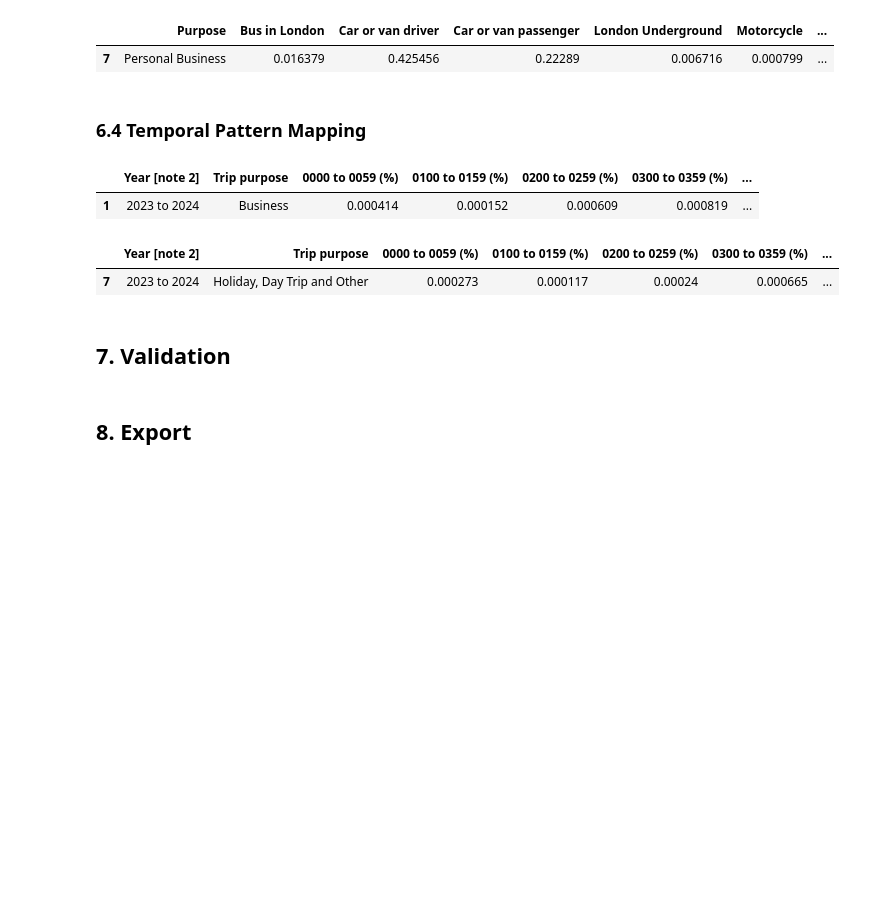
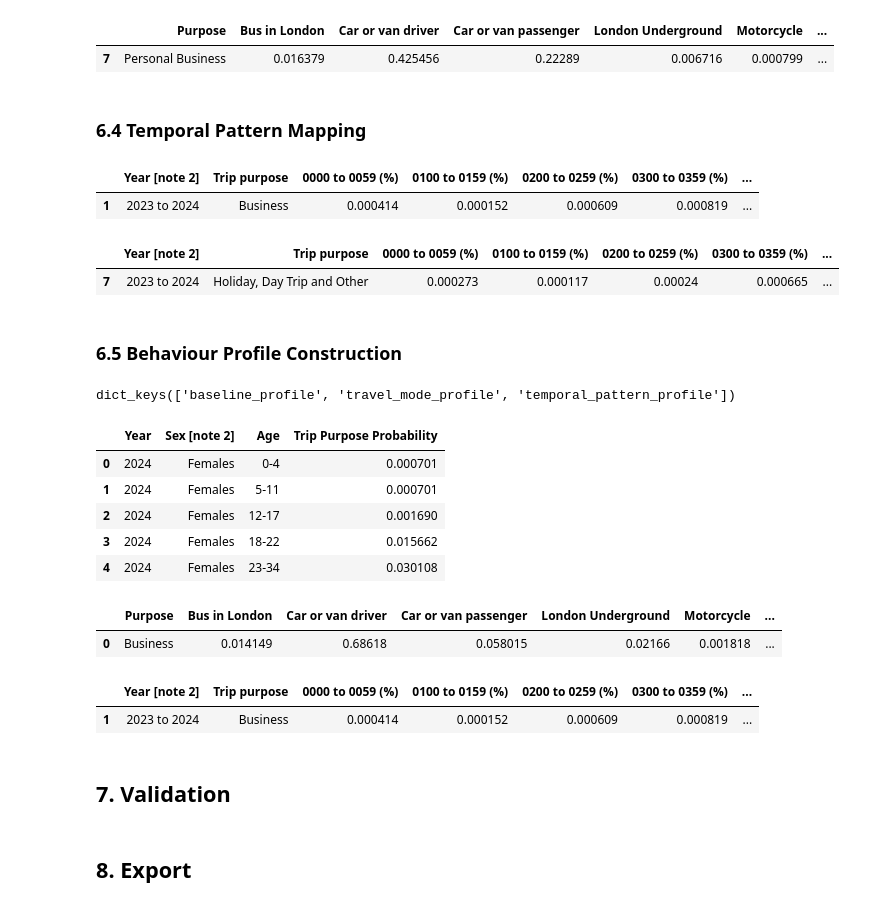
Before and after one commit to yuxinjiang1205/mobility-modelling-framework, a Jupyter notebook: notebooks/integration/behaviour_integration.ipynb, the cells around one changed output. Cells and saved outputs as stored; diff of their text form; code cells hidden in the pictures; blank space fills up the shorter version.

```diff
--- a/notebooks/integration/behaviour_integration.ipynb
+++ b/notebooks/integration/behaviour_integration.ipynb
@@ -166,10 +166,6 @@ purpose_mapping = {
         "nts0409": ["Just Walk"]
     },
 
-    "Other": {
-        "nts0502": ["Other"],
-        "nts0409": ["Other"]
-    }
 
 }
 # %%
@@ -302,3 +298,53 @@ extract_temporal_pattern("Holiday: Base")
 # %% [output]
 |  | Year [note 2] | Trip purpose | 0000 to 0059 (%) | 0100 to 0159 (%) | 0200 to 0259 (%) | 0300 to 0359 (%) | ... |
 | 7 | 2023 to 2024 | Holiday, Day Trip and Other | 0.000273 | 0.000117 | 0.00024 | 0.000665 | ... |
+# %% [markdown]
+### 6.5 Behaviour Profile Construction
+# %%
+def construct_behaviour_profile(unified_purpose):
+    """
+    Construct the integrated behavioural profile
+    for one unified trip purpose.
+
+    The profile combines:
+    - Baseline trip purpose probability (NTS0611)
+    - Travel mode probability (NTS0409)
+    - Temporal pattern probability (NTS0502)
+    """
+
+    baseline_profile = extract_baseline_profile(unified_purpose)
+
+    travel_mode_profile = extract_travel_mode(unified_purpose)
+
+    temporal_pattern_profile = extract_temporal_pattern(unified_purpose)
+
+    return {
+        "baseline_profile": baseline_profile,
+        "travel_mode_profile": travel_mode_profile,
+        "temporal_pattern_profile": temporal_pattern_profile
+    }
+# %%
+business_profile = construct_behaviour_profile("Business")
+
+business_profile.keys()
+# %% [output]
+dict_keys(['baseline_profile', 'travel_mode_profile', 'temporal_pattern_profile'])
+# %%
+business_profile["baseline_profile"].head()
+# %% [output]
+|  | Year | Sex [note 2] | Age | Trip Purpose Probability |
+| 0 | 2024 | Females | 0-4 | 0.000701 |
+| 1 | 2024 | Females | 5-11 | 0.000701 |
+| 2 | 2024 | Females | 12-17 | 0.001690 |
+| 3 | 2024 | Females | 18-22 | 0.015662 |
+| 4 | 2024 | Females | 23-34 | 0.030108 |
+# %%
+business_profile["travel_mode_profile"]
+# %% [output]
+|  | Purpose | Bus in London | Car or van driver | Car or van passenger | London Underground | Motorcycle | ... |
+| 0 | Business | 0.014149 | 0.68618 | 0.058015 | 0.02166 | 0.001818 | ... |
+# %%
+business_profile["temporal_pattern_profile"]
+# %% [output]
+|  | Year [note 2] | Trip purpose | 0000 to 0059 (%) | 0100 to 0159 (%) | 0200 to 0259 (%) | 0300 to 0359 (%) | ... |
+| 1 | 2023 to 2024 | Business | 0.000414 | 0.000152 | 0.000609 | 0.000819 | ... |
```
Also changed, not shown: parts of 3 cells of this notebook, 5 other files.
